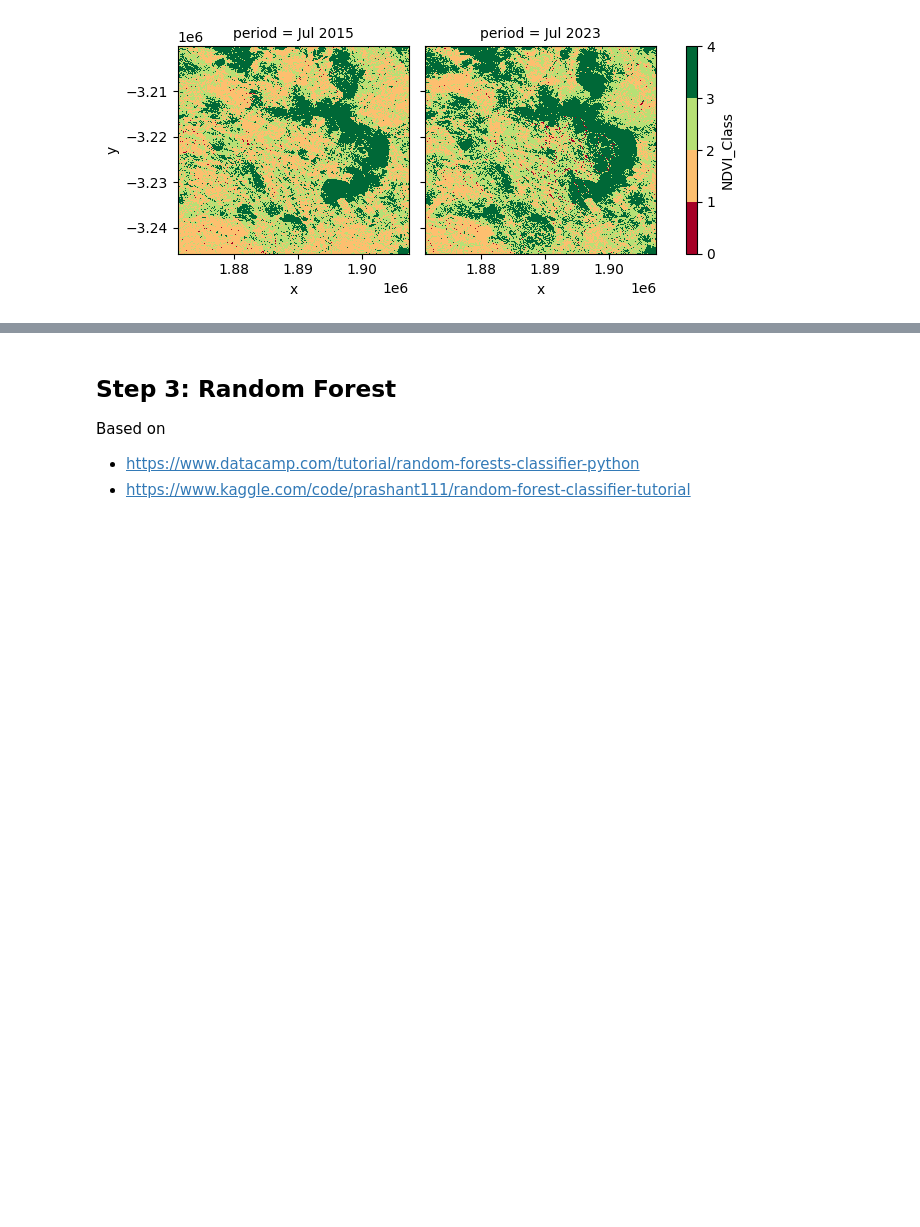
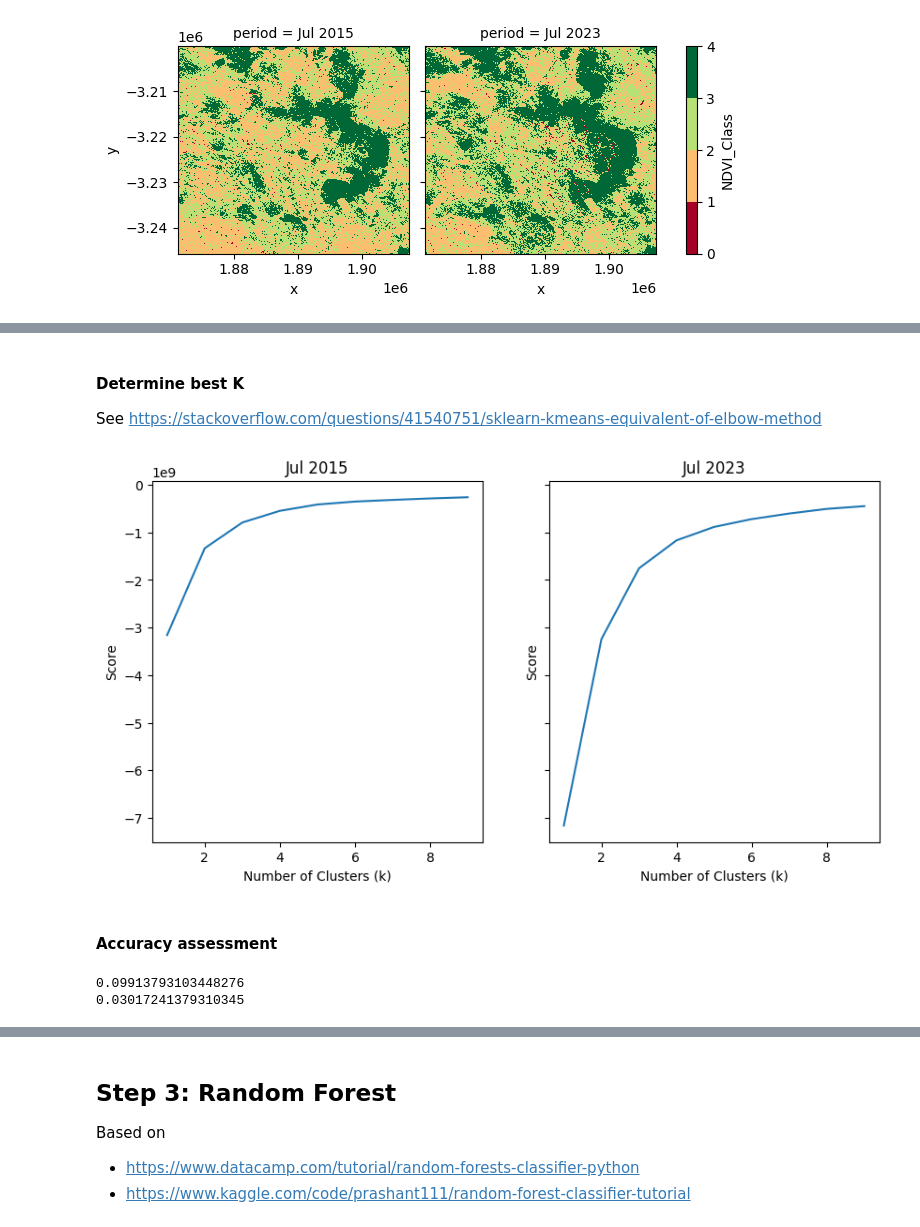
Before and after one commit to mjdear68/Traprock_KBA_Change_Detection, a Jupyter notebook: nbk/class_data_prep.ipynb, the cells around one changed output, grey strips where cells are left out. Saved outputs shown, nothing was run; the diff lists cells and outputs as text; code cells hidden in the pictures; blank space fills up the shorter version.

Commit message:
class_data_prep: Created code for developing Kmeans on the GTP data

```diff
--- a/nbk/class_data_prep.ipynb
+++ b/nbk/class_data_prep.ipynb
@@ -530,0 +391,2 @@ ds.Kmeans_Class.plot(col='period',
+# %%
+km_vars = [list(ds.data_vars.keys())[i] for i in [0,2,3,5]]
@@ -530,0 +395,3 @@ ds.Kmeans_Class.plot(col='period',
+# %%
+X = [gdf[km_vars] for gdf in gtp_equal]
+y = [gdf[y_var] for gdf in gtp_equal]
@@ -530,0 +400,21 @@ ds.Kmeans_Class.plot(col='period',
+# %% [markdown]
+#### Determine best K
+See https://stackoverflow.com/questions/41540751/sklearn-kmeans-equivalent-of-elbow-method
+# %%
+ks = np.arange(1,10)
+
+# Set random_state for reproducibility
+km = [KMeans(n_clusters=k, random_state = random_state) for k in ks]
+# %%
+scores = [[k.fit(gtp_tt[i][0]).score(gtp_tt[i][0]) for k in km] for i in [0,1]]
+# %%
+fig, axes = plt.subplots(1,2, figsize=(10,5), sharey=True)
+for i, period in enumerate(periods):
+    axes[i].plot(ks, scores[i])
+    axes[i].set_xlabel('Number of Clusters (k)')
+    axes[i].set_ylabel('Score')
+    axes[i].set_title(period)
+# %% [output]
+[figure, added]
+# %% [markdown]
+#### Accuracy assessment
@@ -530,0 +433,8 @@ ds.Kmeans_Class.plot(col='period',
+# %%
+# Assess accuracy
+accuracy = [accuracy_score(gtp_tt[i][3], y_preds[i]) for i in [0,1]]
+for i in [0,1]:
+    print(accuracy[i])
+# %% [output]
+0.09913793103448276
+0.03017241379310345
```
Also changed, not shown: parts of 80 cells of this notebook.
